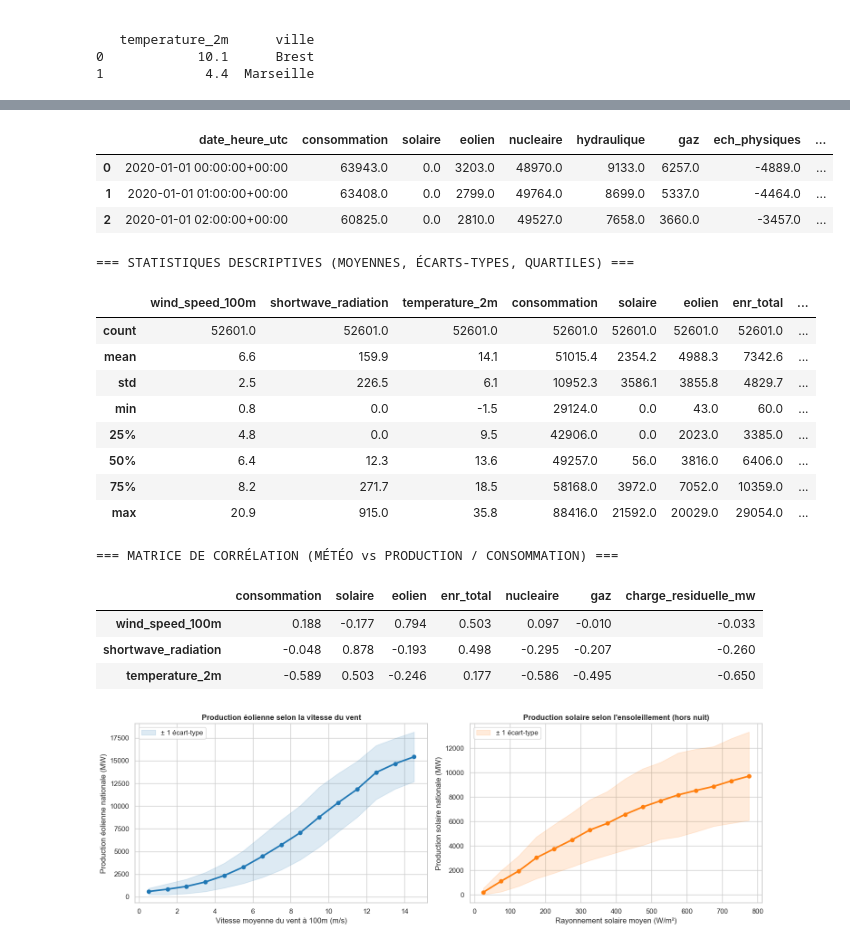
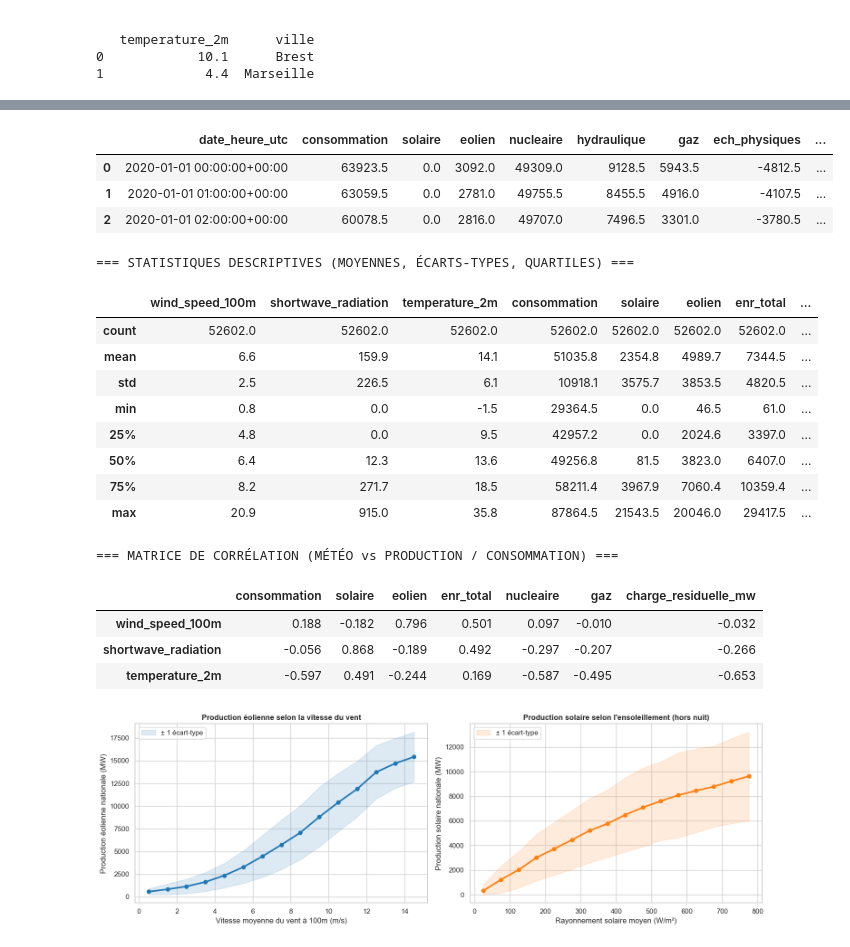
Before and after one commit to Elyes-Belhassen/meteo-energies-renouvelables-france, a Jupyter notebook: src/exploration_meteo.ipynb, the cells around one changed output, grey strips where cells are left out. Saved outputs shown, nothing was run; the diff lists cells and outputs as text; code cells hidden in the pictures.

Commit message:
harmonisation du calcul des heures

```diff
--- a/src/exploration_meteo.ipynb
+++ b/src/exploration_meteo.ipynb
@@ -37,10 +37,13 @@ Data columns (total 9 columns):
 # 1. Voir quelles sont les villes présentes dans df_meteo
 print("Villes dans le dataset météo :", df_meteo["ville"].unique())
 
-# 2. Nettoyage de df_rte : on enlève les lignes vides et on garde les heures pleines
+# 2. Nettoyage et agrégation de df_rte : moyenne des 2 observations (xx:00 et xx:30) par heure
 df_rte_clean = df_rte.dropna(subset=["consommation"]).copy()
-df_rte_clean["date_heure_utc"] = pd.to_datetime(df_rte_clean["date_heure_utc"])
-df_rte_horaire = df_rte_clean[df_rte_clean["date_heure_utc"].dt.minute == 0].copy()
+df_rte_clean["date_heure_utc"] = pd.to_datetime(df_rte_clean["date_heure_utc"]).dt.floor("h")
+df_rte_horaire = (
+    df_rte_clean.groupby("date_heure_utc", as_index=False)
+    .mean(numeric_only=True)
+)
 
 # 3. Agrégation de df_meteo : moyenne nationale par heure (des 3 villes)
 df_meteo["date_heure_utc"] = pd.to_datetime(df_meteo["date_heure_utc"])
@@ -70,7 +73,7 @@ Période couverte : du 2020-01-01 00:00:00+00:00 au 2025-12-31 22:00:00+00:00
 |  | date_heure_utc | consommation | solaire | eolien | nucleaire | hydraulique | gaz | ech_physiques | ... |
-| 0 | 2020-01-01 00:00:00+00:00 | 63943.0 | 0.0 | 3203.0 | 48970.0 | 9133.0 | 6257.0 | -4889.0 | ... |
-| 1 | 2020-01-01 01:00:00+00:00 | 63408.0 | 0.0 | 2799.0 | 49764.0 | 8699.0 | 5337.0 | -4464.0 | ... |
-| 2 | 2020-01-01 02:00:00+00:00 | 60825.0 | 0.0 | 2810.0 | 49527.0 | 7658.0 | 3660.0 | -3457.0 | ... |
+| 0 | 2020-01-01 00:00:00+00:00 | 63923.5 | 0.0 | 3092.0 | 49309.0 | 9128.5 | 5943.5 | -4812.5 | ... |
+| 1 | 2020-01-01 01:00:00+00:00 | 63059.5 | 0.0 | 2781.0 | 49755.5 | 8455.5 | 4916.0 | -4107.5 | ... |
+| 2 | 2020-01-01 02:00:00+00:00 | 60078.5 | 0.0 | 2816.0 | 49707.0 | 7496.5 | 3301.0 | -3780.5 | ... |
 # %%
 # TABLEAU DE STATISTIQUES DESCRIPTIVES & CORRÉLATIONS
 cols_meteo = ["wind_speed_100m", "shortwave_radiation", "temperature_2m"]
@@ -85,19 +88,19 @@ display(corr_matrix.round(3))
 # %% [output]
 === STATISTIQUES DESCRIPTIVES (MOYENNES, ÉCARTS-TYPES, QUARTILES) ===
 |  | wind_speed_100m | shortwave_radiation | temperature_2m | consommation | solaire | eolien | enr_total | ... |
-| count | 52601.0 | 52601.0 | 52601.0 | 52601.0 | 52601.0 | 52601.0 | 52601.0 | ... |
-| mean | 6.6 | 159.9 | 14.1 | 51015.4 | 2354.2 | 4988.3 | 7342.6 | ... |
-| std | 2.5 | 226.5 | 6.1 | 10952.3 | 3586.1 | 3855.8 | 4829.7 | ... |
-| min | 0.8 | 0.0 | -1.5 | 29124.0 | 0.0 | 43.0 | 60.0 | ... |
-| 25% | 4.8 | 0.0 | 9.5 | 42906.0 | 0.0 | 2023.0 | 3385.0 | ... |
-| 50% | 6.4 | 12.3 | 13.6 | 49257.0 | 56.0 | 3816.0 | 6406.0 | ... |
-| 75% | 8.2 | 271.7 | 18.5 | 58168.0 | 3972.0 | 7052.0 | 10359.0 | ... |
-| max | 20.9 | 915.0 | 35.8 | 88416.0 | 21592.0 | 20029.0 | 29054.0 | ... |
+| count | 52602.0 | 52602.0 | 52602.0 | 52602.0 | 52602.0 | 52602.0 | 52602.0 | ... |
+| mean | 6.6 | 159.9 | 14.1 | 51035.8 | 2354.8 | 4989.7 | 7344.5 | ... |
+| std | 2.5 | 226.5 | 6.1 | 10918.1 | 3575.7 | 3853.5 | 4820.5 | ... |
+| min | 0.8 | 0.0 | -1.5 | 29364.5 | 0.0 | 46.5 | 61.0 | ... |
+| 25% | 4.8 | 0.0 | 9.5 | 42957.2 | 0.0 | 2024.6 | 3397.0 | ... |
+| 50% | 6.4 | 12.3 | 13.6 | 49256.8 | 81.5 | 3823.0 | 6407.0 | ... |
+| 75% | 8.2 | 271.7 | 18.5 | 58211.4 | 3967.9 | 7060.4 | 10359.4 | ... |
+| max | 20.9 | 915.0 | 35.8 | 87864.5 | 21543.5 | 20046.0 | 29417.5 | ... |
 === MATRICE DE CORRÉLATION (MÉTÉO vs PRODUCTION / CONSOMMATION) ===
 |  | consommation | solaire | eolien | enr_total | nucleaire | gaz | charge_residuelle_mw |
-| wind_speed_100m | 0.188 | -0.177 | 0.794 | 0.503 | 0.097 | -0.010 | -0.033 |
-| shortwave_radiation | -0.048 | 0.878 | -0.193 | 0.498 | -0.295 | -0.207 | -0.260 |
-| temperature_2m | -0.589 | 0.503 | -0.246 | 0.177 | -0.586 | -0.495 | -0.650 |
+| wind_speed_100m | 0.188 | -0.182 | 0.796 | 0.501 | 0.097 | -0.010 | -0.032 |
+| shortwave_radiation | -0.056 | 0.868 | -0.189 | 0.492 | -0.297 | -0.207 | -0.266 |
+| temperature_2m | -0.597 | 0.491 | -0.244 | 0.169 | -0.587 | -0.495 | -0.653 |
 # %%
 sns.set_theme(style="whitegrid")
 fig, axes = plt.subplots(1, 2, figsize=(15, 5))
```
Also changed, not shown: parts of 1 cell of this notebook.
